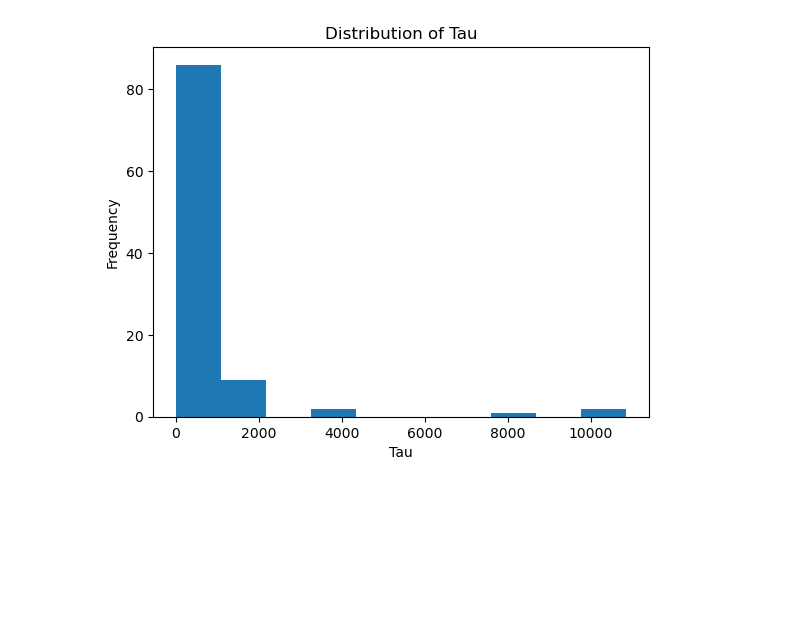
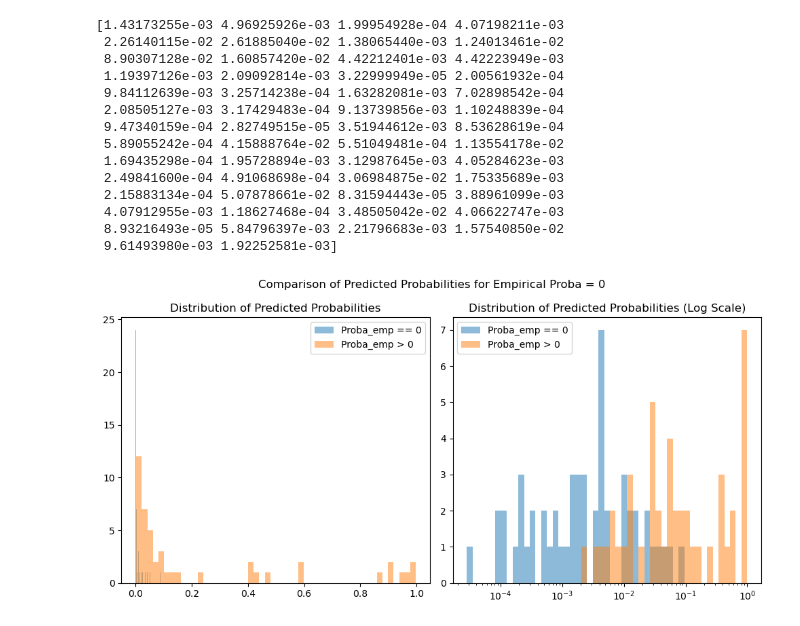
Before and after one commit to giladfrid009/llm-survival, a Jupyter notebook: real_data_conformal.ipynb, the cells around one changed output. Drawn from its saved outputs; the diff is of its cells as text; code cells hidden in the pictures; blank space fills up the shorter version.

```diff
--- a/real_data_conformal.ipynb
+++ b/real_data_conformal.ipynb
@@ -33,3 +91,45 @@ HPU available: False, using: 0 HPUs
+# %%
+# Check if the samples for which proba_emp == 0 are seperable from the rest based on a threshold on the predicted probabilities
+# Get the indices of the samples where proba_emp == 0
+zero_indices = np.where(proba_emp < 1e-10)[0]
+# Get the predicted probabilities for these samples
+zero_pred_probs = proba_pred[zero_indices]
+# Get the predicted probabilities for the rest of the samples
+non_zero_indices = np.where(proba_emp > 1e-10)[0]
+non_zero_pred_probs = proba_pred[non_zero_indices]
+print(zero_pred_probs)
+# Plot the distributions of the predicted probabilities for both groups
+plt.figure(figsize=(10, 5))
+plt.subplot(1, 2, 1)
+plt.hist(zero_pred_probs, bins=50, alpha=0.5, label='Proba_emp == 0')
+plt.hist(non_zero_pred_probs, bins=50, alpha=0.5, label='Proba_emp > 0')
+plt.legend()
+plt.title("Distribution of Predicted Probabilities")
+# Now in log scale
+plt.subplot(1, 2, 2)
+plt.hist(zero_pred_probs, bins=bins_pred, alpha=0.5, label='Proba_emp == 0')
+plt.hist(non_zero_pred_probs, bins=bins_pred, alpha=0.5, label='Proba_emp > 0')
+plt.xscale('log')
+plt.legend()
+plt.title("Distribution of Predicted Probabilities (Log Scale)")
+plt.suptitle(f"Comparison of Predicted Probabilities for Empirical Proba = 0")
+plt.tight_layout()
+# %% [output]
+[1.43173255e-03 4.96925926e-03 1.99954928e-04 4.07198211e-03
+ 2.26140115e-02 2.61885040e-02 1.38065440e-03 1.24013461e-02
+ 8.90307128e-02 1.60857420e-02 4.42212401e-03 4.42223949e-03
+ 1.19397126e-03 2.09092814e-03 3.22999949e-05 2.00561932e-04
+ 9.84112639e-03 3.25714238e-04 1.63282081e-03 7.02898542e-04
+ 2.08505127e-03 3.17429483e-04 9.13739856e-03 1.10248839e-04
+ 9.47340159e-04 2.82749515e-05 3.51944612e-03 8.53628619e-04
+ 5.89055242e-04 4.15888764e-02 5.51049481e-04 1.13554178e-02
+ 1.69435298e-04 1.95728894e-03 3.12987645e-03 4.05284623e-03
+ 2.49841600e-04 4.91068698e-04 3.06984875e-02 1.75335689e-03
+ 2.15883134e-04 5.07878661e-02 8.31594443e-05 3.88961099e-03
+ 4.07912955e-03 1.18627468e-04 3.48505042e-02 4.06622747e-03
+ 8.93216493e-05 5.84796397e-03 2.21796683e-03 1.57540850e-02
+ 9.61493980e-03 1.92252581e-03]
+[figure, added]
 # %%
 # Create generation and rating backends
 from src.rating.detoxify import DetoxifyRater
@@ -57,17 +157,6 @@ generator_backend = VanillaGenerator(
     torch_dtype=torch.bfloat16,
     # attn_implementation="flash_attention_2",
 )
-# %%
-from matplotlib import pyplot as plt
-
-# Plot the distribution of [item['tau'][idx].item() for item in pred]
-plt.hist([item['tau'][idx].item() for item in pred])
-plt.xlabel("Tau")
-plt.ylabel("Frequency")
-plt.title("Distribution of Tau")
-plt.show()
-# %% [output]
-[figure, removed]
 # %%
 # Force reimport
 import importlib
```
Also changed, not shown: parts of 6 cells of this notebook.
